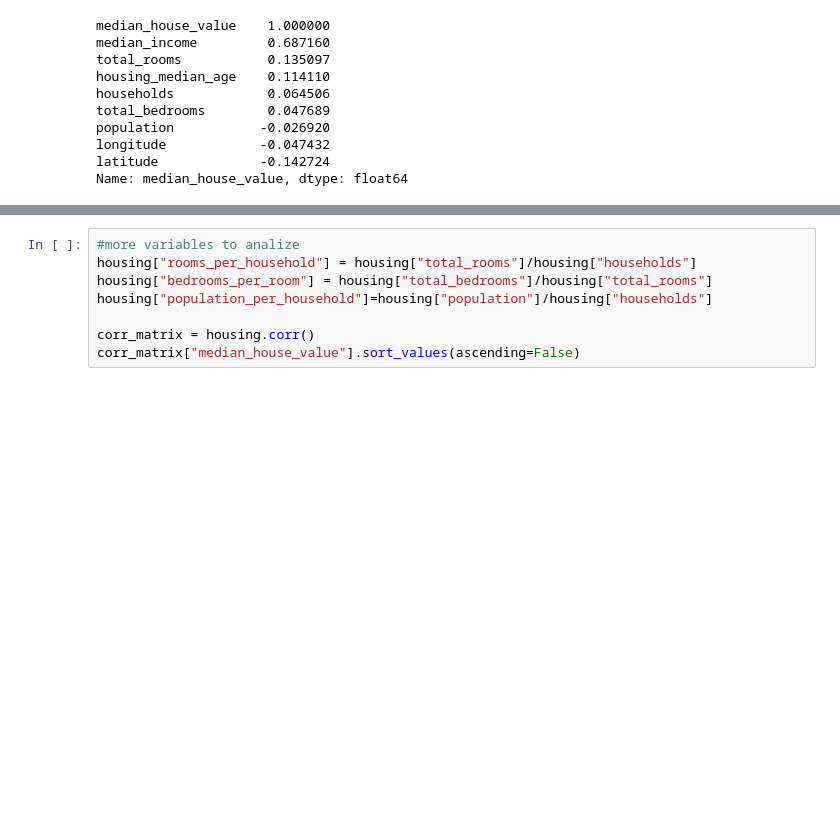
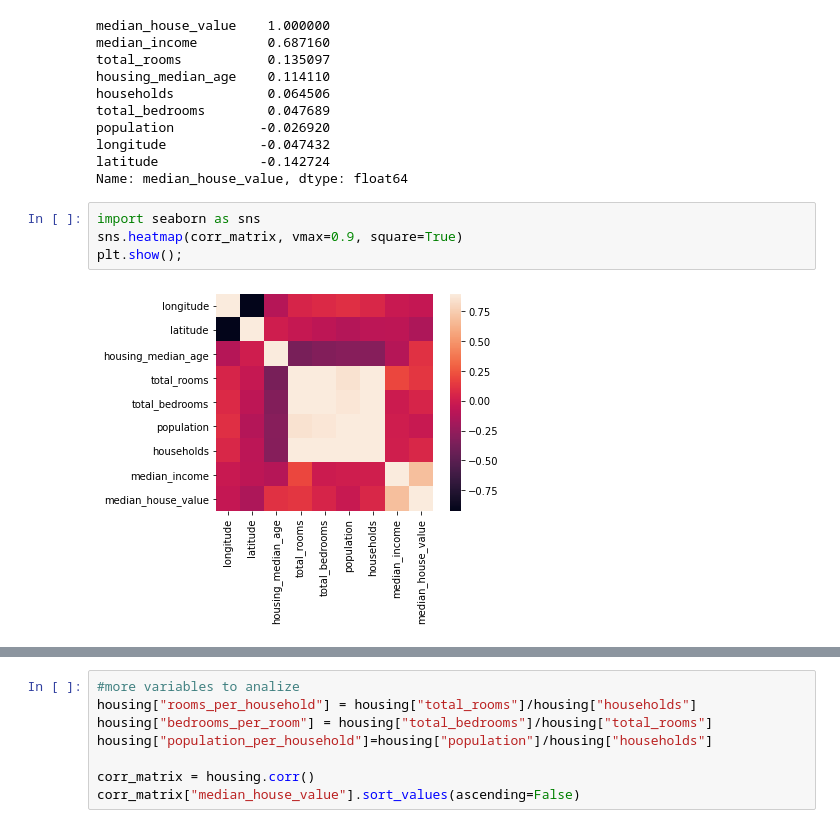
Before and after one commit to mauroyone/Hands-on-ML, a Jupyter notebook: Housing.ipynb, the cells around one changed output, grey strips where cells are left out. Saved outputs shown, nothing was run; the diff lists cells and outputs as text; blank space fills up the shorter version.

```diff
--- a/Housing.ipynb
+++ b/Housing.ipynb
@@ -196,3 +229,9 @@ population           -0.026920
 longitude            -0.047432
 latitude             -0.142724
 Name: median_house_value, dtype: float64
+# %%
+import seaborn as sns
+sns.heatmap(corr_matrix, vmax=0.9, square=True)
+plt.show();
+# %% [output]
+[figure, added]
```
Also changed, not shown: parts of 64 cells of this notebook.
